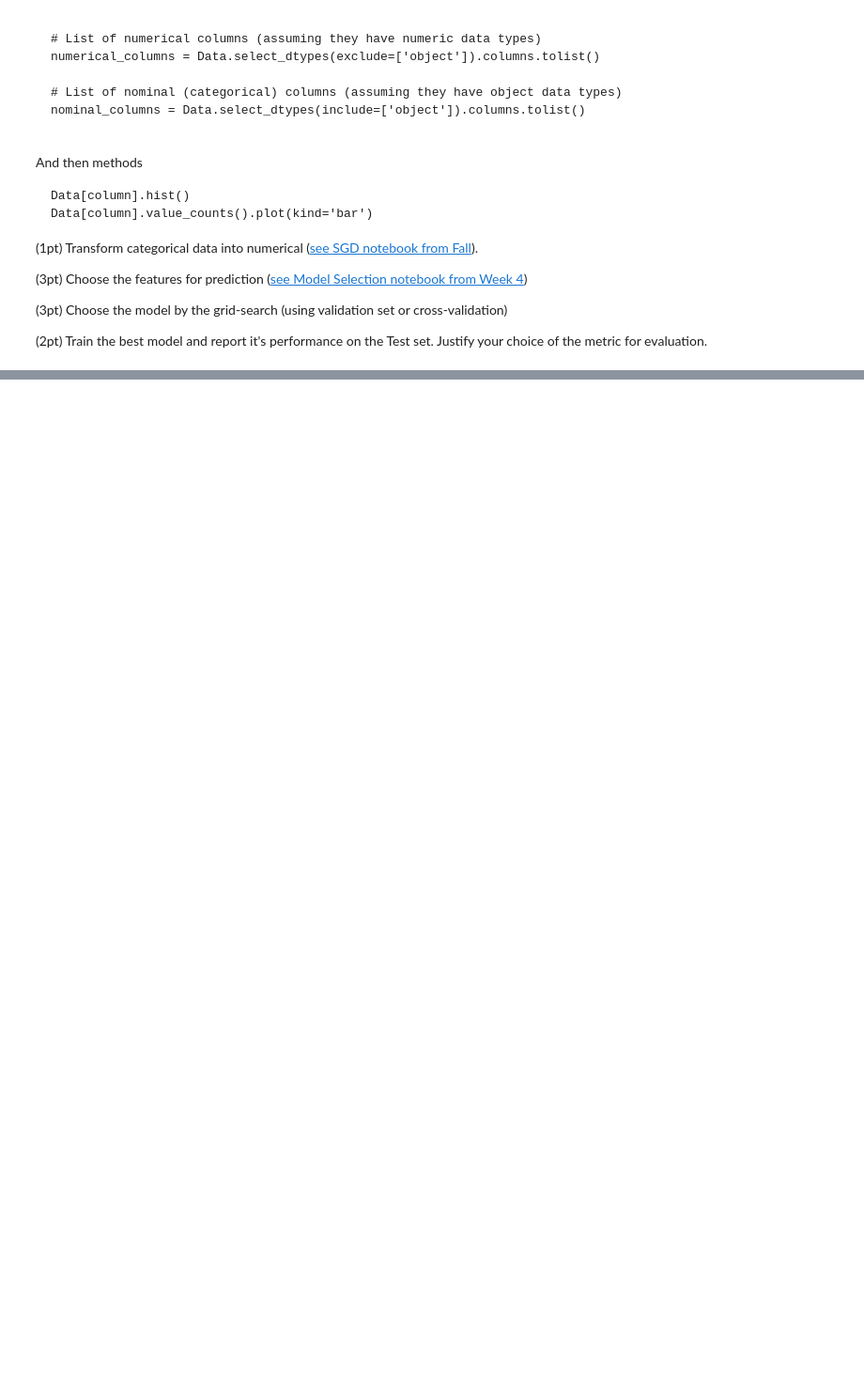
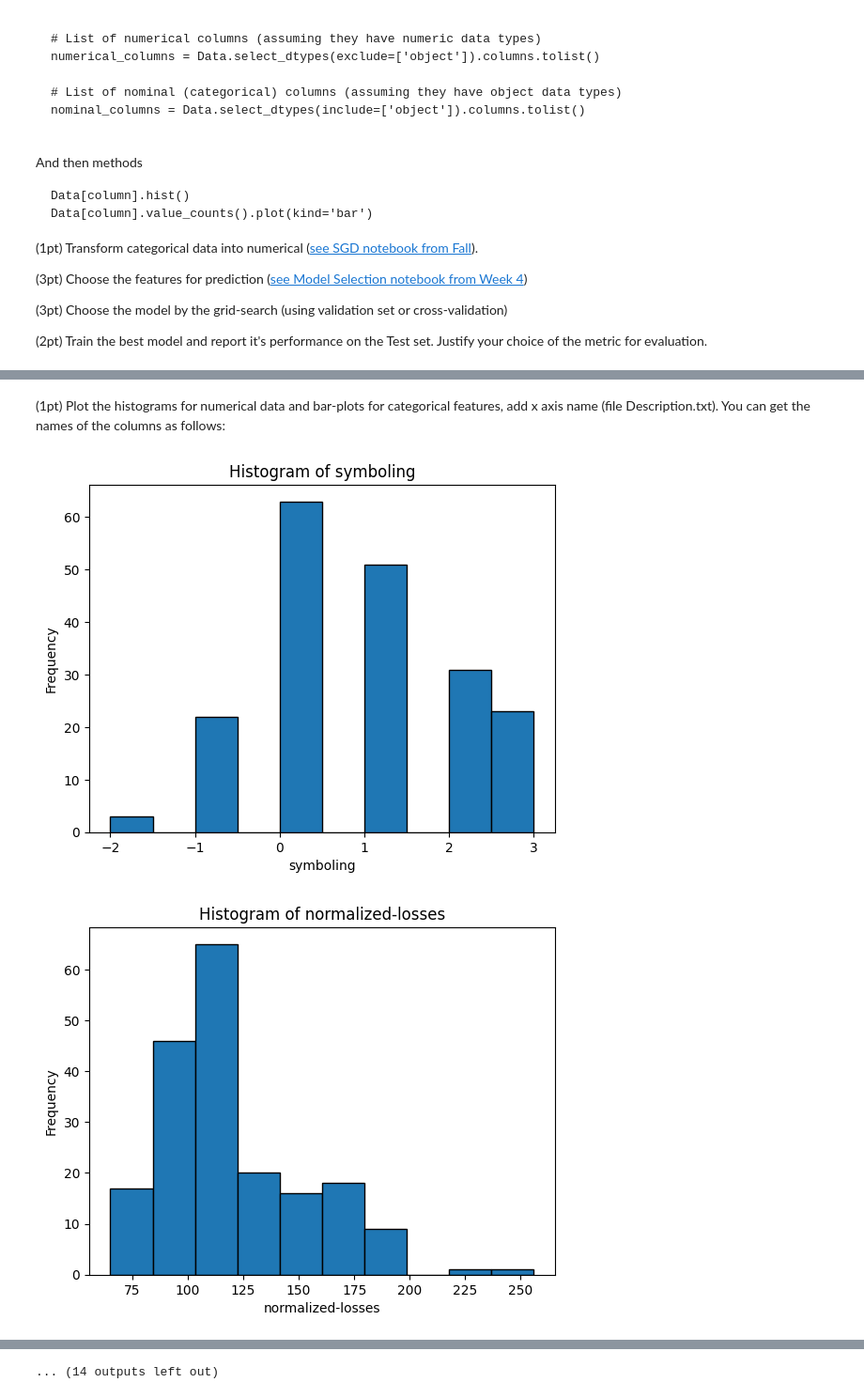
Before and after one commit to ansleyo/RIT_ML, a Jupyter notebook: 2025_spring/Week03_LinReg/HW3.ipynb, the cells around one changed output, grey strips where cells are left out. Shown at 94% size. Drawn from its saved outputs; the diff is of its cells as text; code cells hidden in the pictures; blank space fills up the shorter version.

```diff
--- a/2025_spring/Week03_LinReg/HW3.ipynb
+++ b/2025_spring/Week03_LinReg/HW3.ipynb
@@ -336,0 +357,26 @@ Data.head()
+# %% [markdown]
+(1pt) Plot the histograms for numerical data and bar-plots for categorical features, add  x  axis name (file Description.txt). You can get the names of the columns as follows:
+# %%
+numerical_columns = Data.select_dtypes(exclude=['object']).columns.tolist()
+
+nominal_columns = Data.select_dtypes(include=['object']).columns.tolist()
+
+# Plotting histograms for numerical features
+for col in numerical_columns:
+    plt.figure()  # Create a new figure for each histogram
+    Data[col].hist(edgecolor='black', grid=False)
+    plt.xlabel(col)  # Add x-axis label
+    plt.ylabel('Frequency')  # Add y-axis label
+    plt.title(f'Histogram of {col}')
+    plt.show()
+
+# Plotting bar plots for categorical features
+for col in nominal_columns:
+    plt.figure()  # Create a new figure for each bar plot
+    Data[col].value_counts().plot(kind='bar')
+    plt.xlabel(col)  # Add x-axis label
+    plt.title(f'Bar plot of {col}')
+    plt.show()
+# %% [output]
+[figure, added]
+[figure, added]
@@ -336,0 +393 @@ Data.head()
+... (14 outputs left out)
```
Also changed, not shown: parts of 20 cells of this notebook.
